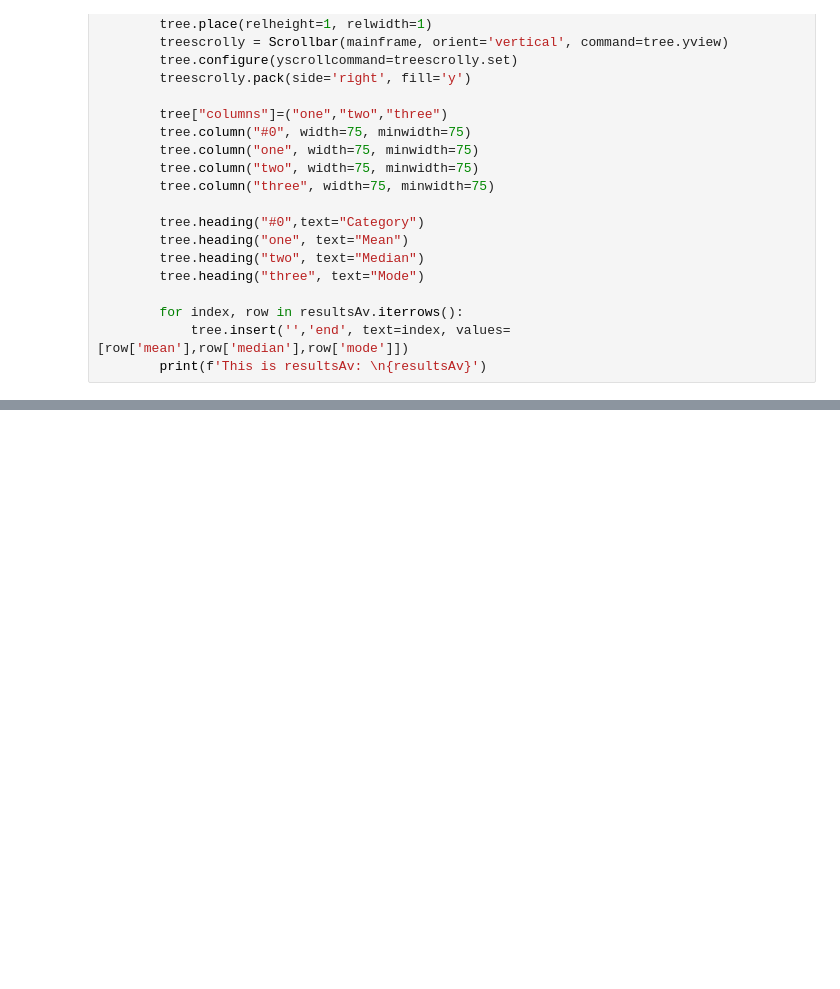
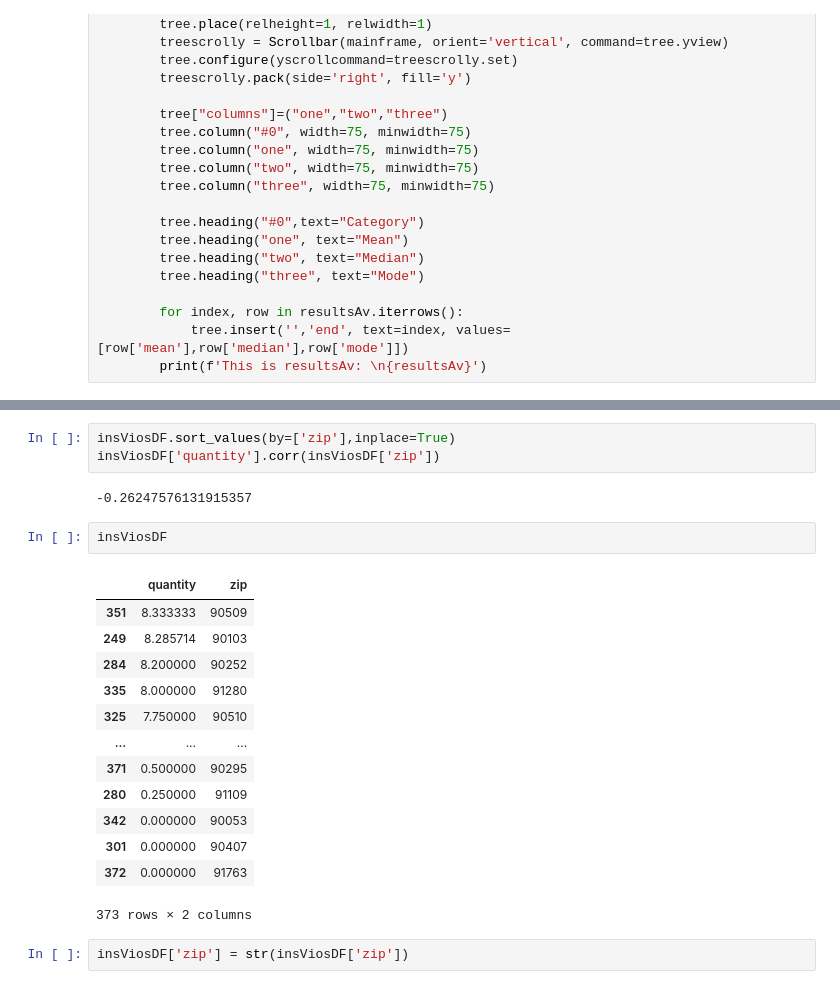
Before and after one commit to ejgoodwin/sum_parser, a Jupyter notebook: [CURRENT]Parser-PD.ipynb, the cells around one changed output, grey strips where cells are left out. Saved outputs shown, nothing was run; the diff lists cells and outputs as text; blank space fills up the shorter version.

```diff
--- a/[CURRENT]Parser-PD.ipynb
+++ b/[CURRENT]Parser-PD.ipynb
@@ -518,0 +651,23 @@ done uploadFrame
+# %%
+insViosDF.sort_values(by=['zip'],inplace=True)
+insViosDF['quantity'].corr(insViosDF['zip'])
+# %% [output]
+-0.26247576131915357
+# %%
+insViosDF
+# %% [output]
+|  | quantity | zip |
+| 351 | 8.333333 | 90509 |
+| 249 | 8.285714 | 90103 |
+| 284 | 8.200000 | 90252 |
+| 335 | 8.000000 | 91280 |
+| 325 | 7.750000 | 90510 |
+| ... | ... | ... |
+| 371 | 0.500000 | 90295 |
+| 280 | 0.250000 | 91109 |
+| 342 | 0.000000 | 90053 |
+| 301 | 0.000000 | 90407 |
+| 372 | 0.000000 | 91763 |
+373 rows × 2 columns
+# %%
+insViosDF['zip'] = str(insViosDF['zip'])
```
Also changed, not shown: parts of 21 cells of this notebook, 1 other file.
